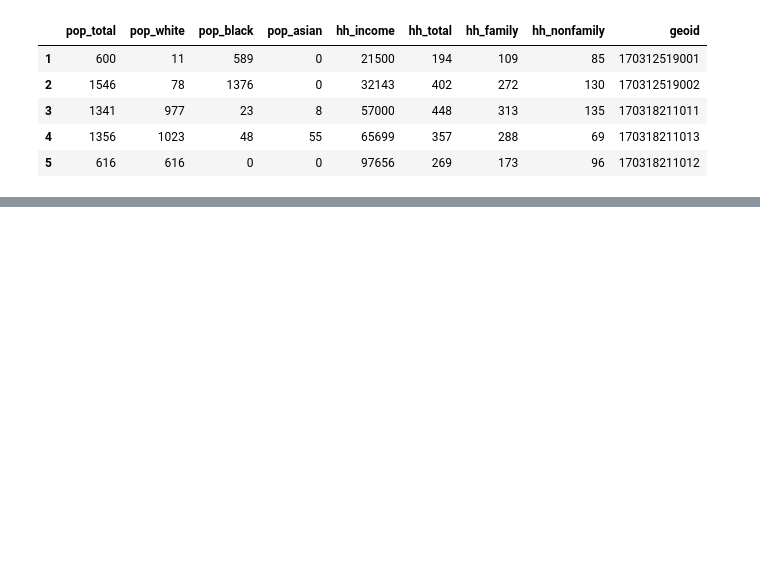
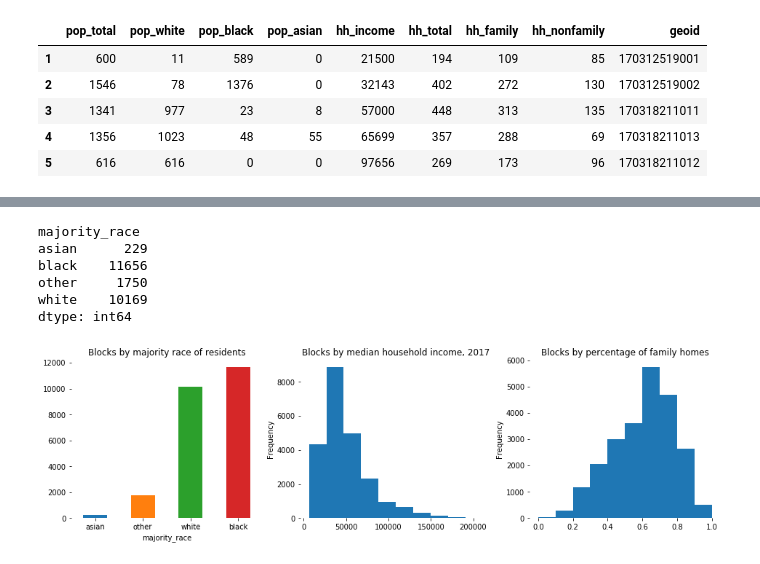
Before and after one commit to jtanwk/capp30254, a Jupyter notebook: HW1/Homework 1.ipynb, the cells around one changed output, grey strips where cells are left out. Drawn from its saved outputs; the diff is of its cells as text; code cells hidden in the pictures; blank space fills up the shorter version.

```diff
--- a/HW1/Homework 1.ipynb
+++ b/HW1/Homework 1.ipynb
@@ -407,3 +406,18 @@ census_df.head()
 | 3 | 1341 | 977 | 23 | 8 | 57000 | 448 | 313 | 135 | 170318211011 |
 | 4 | 1356 | 1023 | 48 | 55 | 65699 | 357 | 288 | 69 | 170318211013 |
 | 5 | 616 | 616 | 0 | 0 | 97656 | 269 | 173 | 96 | 170318211012 |
+# %%
+# 4. Merge Census data onto crime data
+
+# Extract block group GEOID from block GEOID, then merge
+crime_by_block['block_group'] = crime_by_block['block'].str[0:12]
+crime_data = crime_by_block.merge(census_df,
+                                  how='left',
+                                  left_on='block_group', right_on='geoid')
+
+# Clean up extraneous columns
+crime_data = crime_data \
+    .drop(labels=['geoid'], axis=1) \
+    .set_index(keys=['block_group', 'block'])
+
+crime_data.head()
@@ -409,0 +480,4 @@ census_df.head()
+# %%
+battery_only = crime_data.loc[crime_data['BATTERY'] > 0]
+
+battery_only.describe()
@@ -409,0 +494,50 @@ census_df.head()
+# %%
+battery_only \
+    .groupby('majority_race') \
+    .size()
+# %% [output]
+majority_race
+asian      229
+black    11656
+other     1750
+white    10169
+dtype: int64
+# %%
+# Setup plot
+FIG_WIDTH, FIG_HEIGHT = 16, 4
+fig = plt.figure(figsize=(FIG_WIDTH, FIG_HEIGHT))
+axes = [plt.subplot(1, 3, i) for i in range(1, 4)]
+
+# Plot distribution of majority race for each block
+battery_only \
+    .groupby('majority_race') \
+    .size() \
+    .sort_values() \
+    .plot(kind='bar',
+          ax=axes[0],
+          title='Blocks by majority race of residents',
+          rot=1)
+
+# Plot distribution of hh_income
+battery_only.plot(kind='hist',
+                  y='hh_income',
+                  legend=False,
+                  ax=axes[1],
+                  title='Blocks by median household income, 2017')
+
+# Plot distribution of pct_family
+battery_only.plot(kind='hist',
+                  y='pct_family',
+                  legend=False,
+                  ax=axes[2],
+                  title='Blocks by percentage of family homes')
+
+# Remove bounding boxes
+for i in range(3):
+    ax = axes[i]
+    ax.spines['top'].set_visible(False)
+    ax.spines['bottom'].set_visible(False)
+    ax.spines['left'].set_visible(False)
+    ax.spines['right'].set_visible(False)
+# %% [output]
+[figure, added]
```
Also changed, not shown: parts of 23 cells of this notebook.
